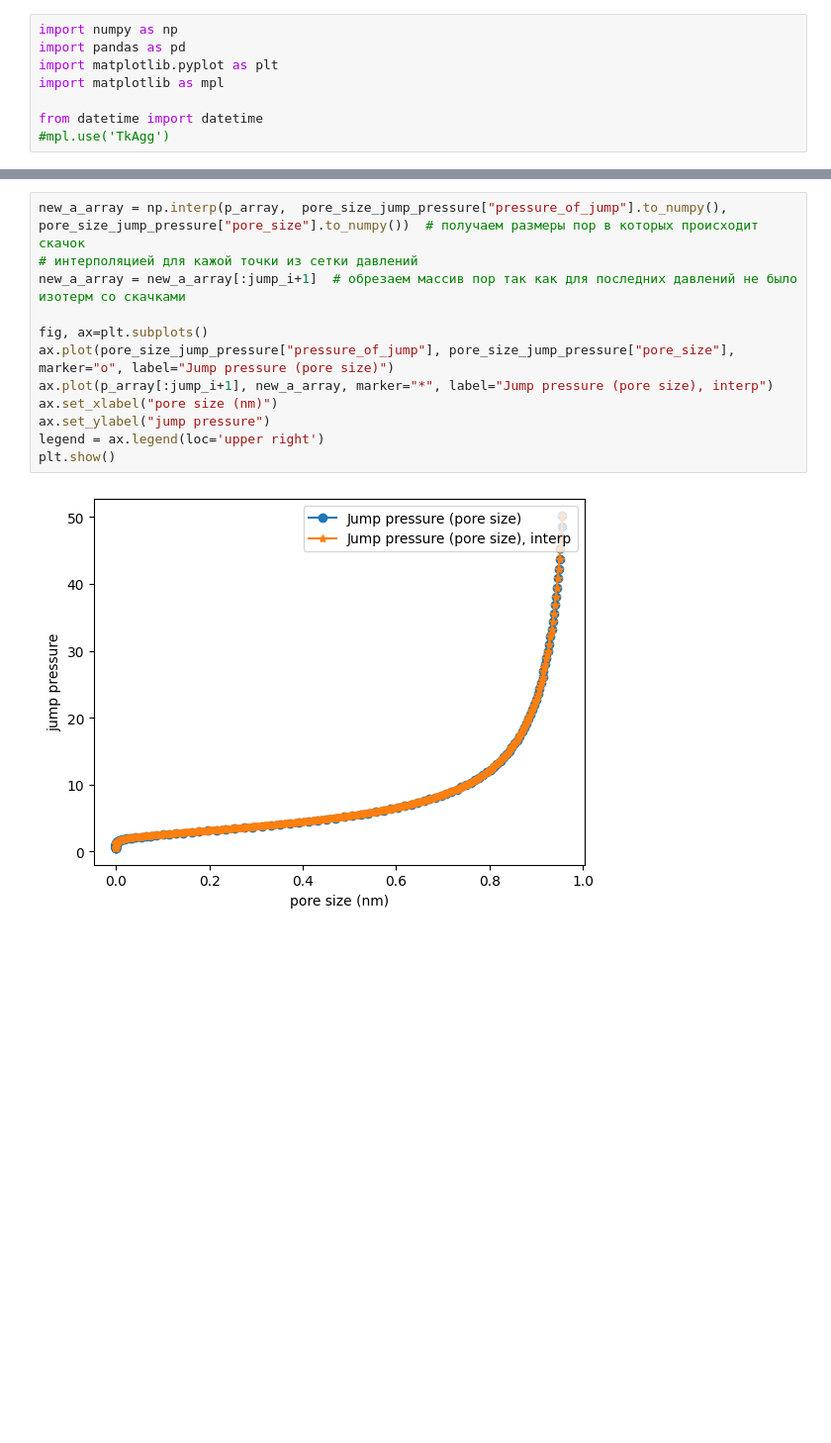
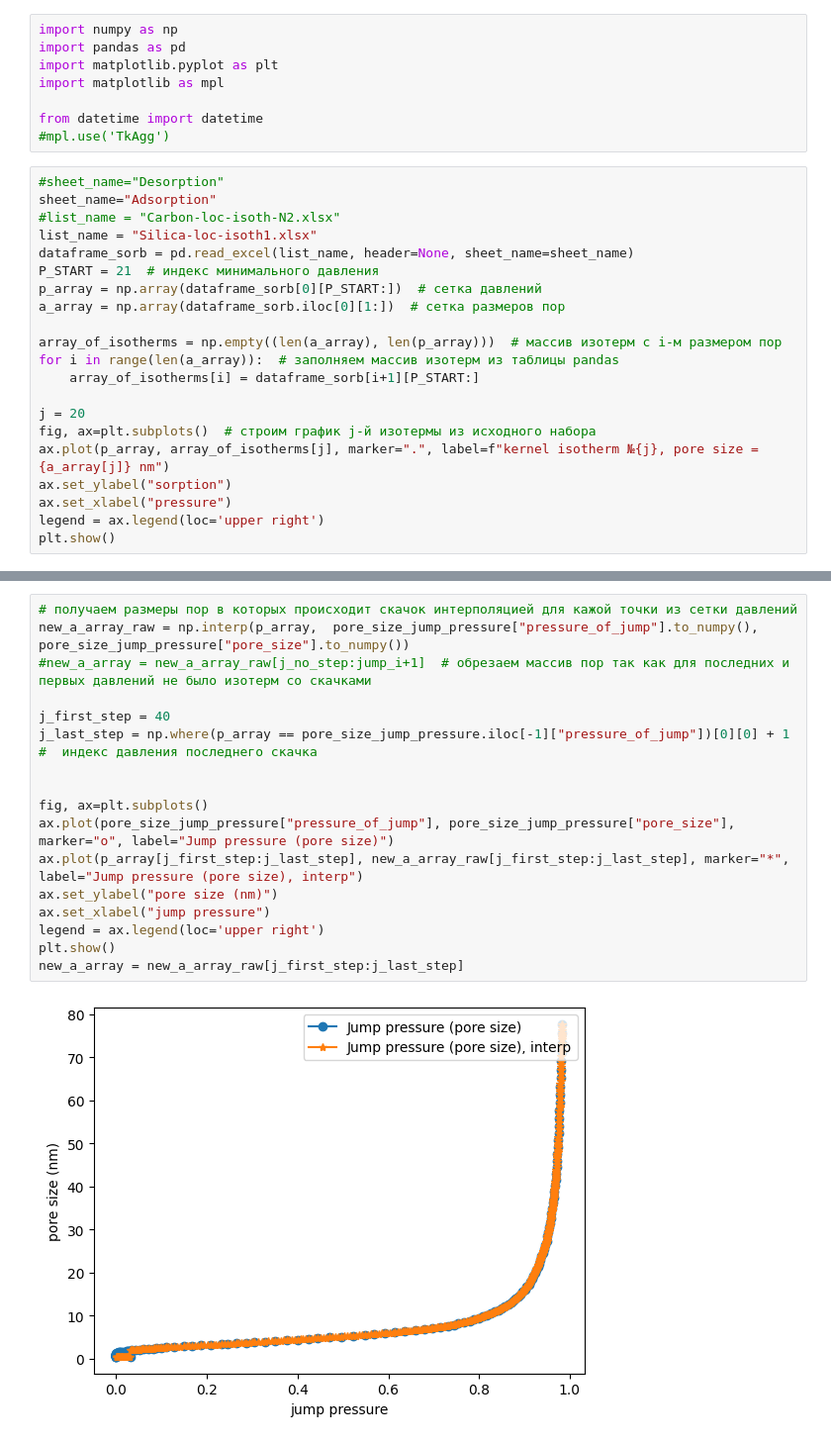
Before and after one commit to IDAnton/Isotherm, a Jupyter notebook: kernel_isotherm_generator.ipynb, the cells around one changed output, grey strips where cells are left out. Shown at 99% size. Drawn from its saved outputs; the diff is of its cells as text; blank space fills up the shorter version.

Commit message:
kernel

```diff
--- a/kernel_isotherm_generator.ipynb
+++ b/kernel_isotherm_generator.ipynb
@@ -6,3 +6,24 @@ import matplotlib as mpl
 
 from datetime import datetime
 #mpl.use('TkAgg')
+# %%
+#sheet_name="Desorption"
+sheet_name="Adsorption"
+#list_name = "Carbon-loc-isoth-N2.xlsx"
+list_name = "Silica-loc-isoth1.xlsx"
+dataframe_sorb = pd.read_excel(list_name, header=None, sheet_name=sheet_name)
+P_START = 21  # индекс минимального давления
+p_array = np.array(dataframe_sorb[0][P_START:])  # сетка давлений
+a_array = np.array(dataframe_sorb.iloc[0][1:])  # сетка размеров пор
+
+array_of_isotherms = np.empty((len(a_array), len(p_array)))  # массив изотерм с i-м размером пор
+for i in range(len(a_array)):  # заполняем массив изотерм из таблицы pandas
+    array_of_isotherms[i] = dataframe_sorb[i+1][P_START:]
+
+j = 20
+fig, ax=plt.subplots()  # строим график j-й изотермы из исходного набора
+ax.plot(p_array, array_of_isotherms[j], marker=".", label=f"kernel isotherm №{j}, pore size = {a_array[j]} nm")
+ax.set_ylabel("sorption")
+ax.set_xlabel("pressure")
+legend = ax.legend(loc='upper right')
+plt.show()
@@ -34,14 +49,19 @@ plt.show()
 # %%
-new_a_array = np.interp(p_array,  pore_size_jump_pressure["pressure_of_jump"].to_numpy(), pore_size_jump_pressure["pore_size"].to_numpy())  # получаем размеры пор в которых происходит скачок
-# интерполяцией для кажой точки из сетки давлений
-new_a_array = new_a_array[:jump_i+1]  # обрезаем массив пор так как для последних давлений не было изотерм со скачками
+# получаем размеры пор в которых происходит скачок интерполяцией для кажой точки из сетки давлений
+new_a_array_raw = np.interp(p_array,  pore_size_jump_pressure["pressure_of_jump"].to_numpy(), pore_size_jump_pressure["pore_size"].to_numpy())
+#new_a_array = new_a_array_raw[j_no_step:jump_i+1]  # обрезаем массив пор так как для последних и первых давлений не было изотерм со скачками
+
+j_first_step = 40
+j_last_step = np.where(p_array == pore_size_jump_pressure.iloc[-1]["pressure_of_jump"])[0][0] + 1 #  индекс давления последнего скачка
+
 
 fig, ax=plt.subplots()
 ax.plot(pore_size_jump_pressure["pressure_of_jump"], pore_size_jump_pressure["pore_size"], marker="o", label="Jump pressure (pore size)")
-ax.plot(p_array[:jump_i+1], new_a_array, marker="*", label="Jump pressure (pore size), interp")
-ax.set_xlabel("pore size (nm)")
-ax.set_ylabel("jump pressure")
+ax.plot(p_array[j_first_step:j_last_step], new_a_array_raw[j_first_step:j_last_step], marker="*", label="Jump pressure (pore size), interp")
+ax.set_ylabel("pore size (nm)")
+ax.set_xlabel("jump pressure")
 legend = ax.legend(loc='upper right')
 plt.show()
+new_a_array = new_a_array_raw[j_first_step:j_last_step]
 # %% [output]
-[figure, old version]
+[figure, new version]
```
Also changed, not shown: parts of 12 cells of this notebook, 4 other files.
